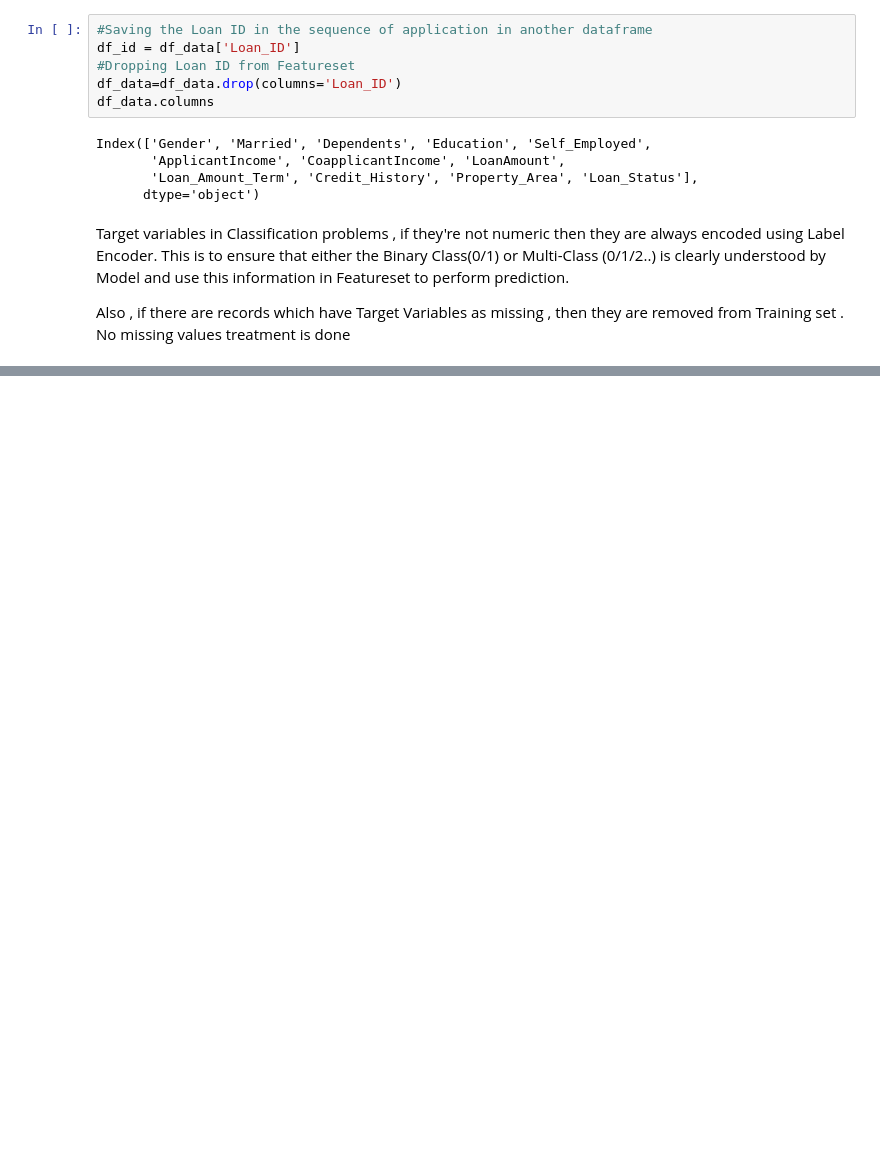
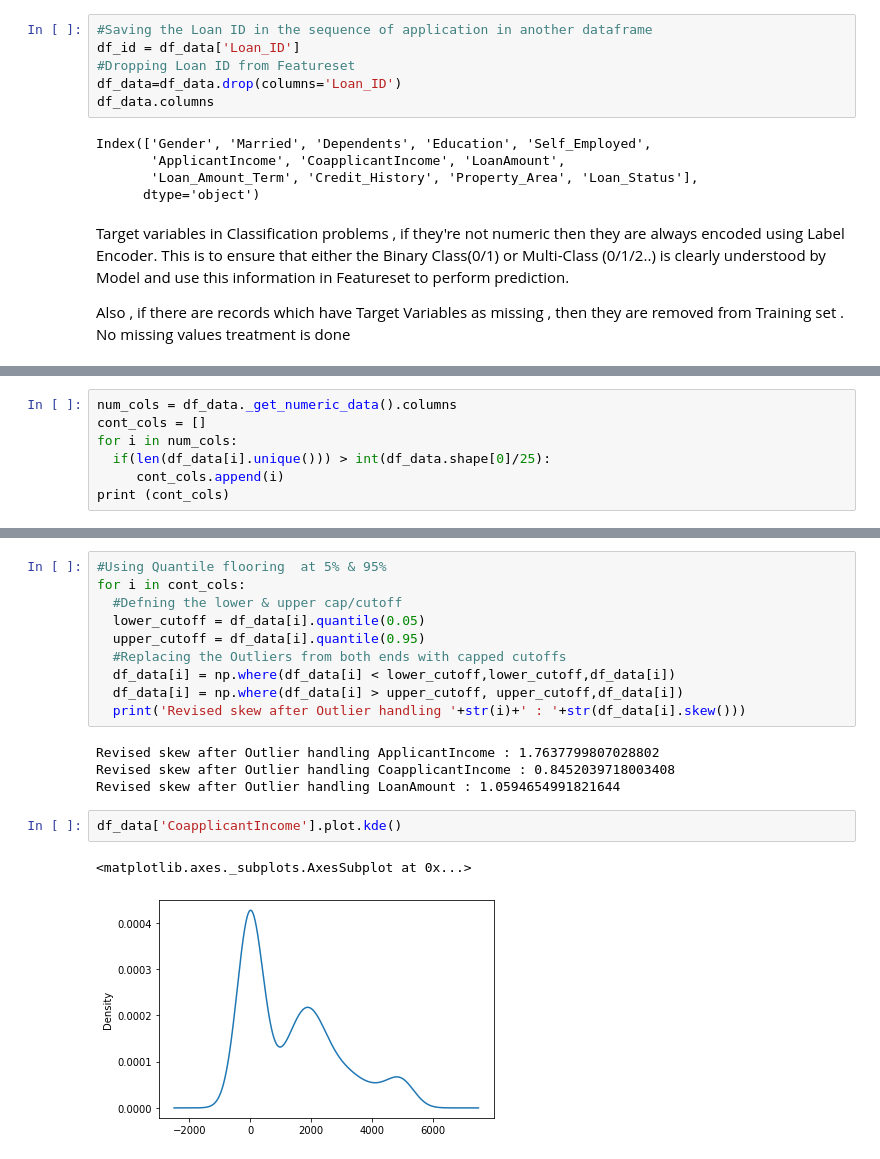
Before and after one commit to leetanshaj/MachineLearning, a Jupyter notebook: ML_ModelBuilding_playbook.ipynb, the cells around one changed output, grey strips where cells are left out. Drawn from its saved outputs; the diff is of its cells as text; blank space fills up the shorter version.

```diff
--- a/ML_ModelBuilding_playbook.ipynb
+++ b/ML_ModelBuilding_playbook.ipynb
@@ -107,0 +111,7 @@ Also , if there are records which have Target Variables as missing , then they a
+# %%
+num_cols = df_data._get_numeric_data().columns
+cont_cols = []
+for i in num_cols:
+  if(len(df_data[i].unique())) > int(df_data.shape[0]/25):
+     cont_cols.append(i)
+print (cont_cols)
@@ -107,0 +172,19 @@ Also , if there are records which have Target Variables as missing , then they a
+# %%
+#Using Quantile flooring  at 5% & 95%
+for i in cont_cols:
+  #Defning the lower & upper cap/cutoff
+  lower_cutoff = df_data[i].quantile(0.05)
+  upper_cutoff = df_data[i].quantile(0.95)
+  #Replacing the Outliers from both ends with capped cutoffs
+  df_data[i] = np.where(df_data[i] < lower_cutoff,lower_cutoff,df_data[i])
+  df_data[i] = np.where(df_data[i] > upper_cutoff, upper_cutoff,df_data[i])
+  print('Revised skew after Outlier handling '+str(i)+' : '+str(df_data[i].skew()))
+# %% [output]
+Revised skew after Outlier handling ApplicantIncome : 1.7637799807028802
+Revised skew after Outlier handling CoapplicantIncome : 0.8452039718003408
+Revised skew after Outlier handling LoanAmount : 1.0594654991821644
+# %%
+df_data['CoapplicantIncome'].plot.kde()
+# %% [output]
+<matplotlib.axes._subplots.AxesSubplot at 0x...>
+[figure, added]
```
Also changed, not shown: parts of 64 cells of this notebook.
